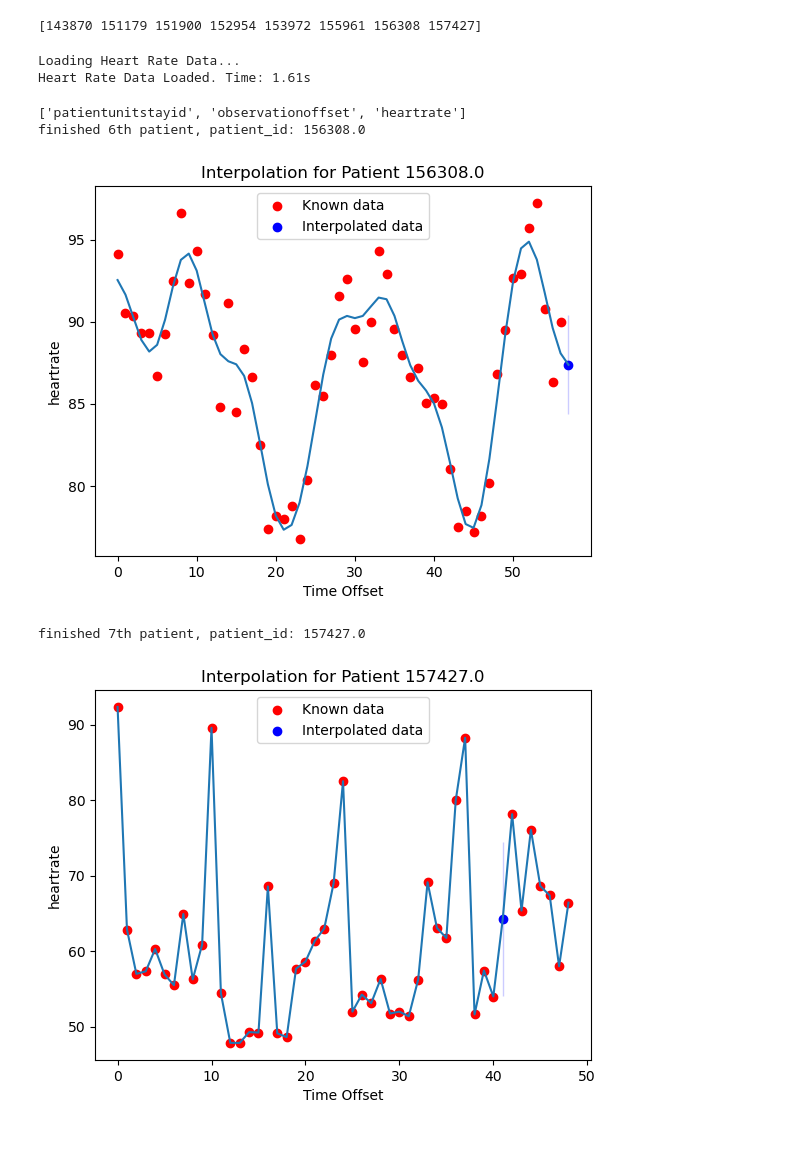
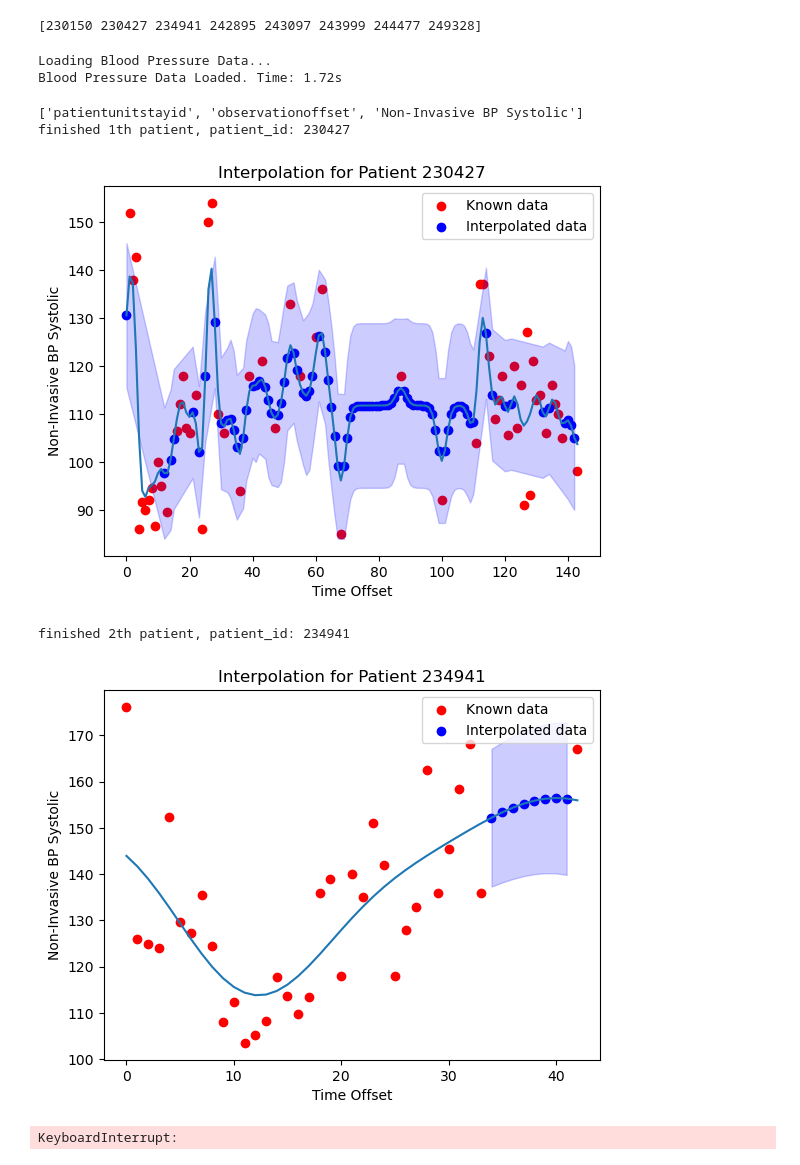
Before and after one commit to xiao-zy19/stream, a Jupyter notebook: Data_extract/align_data.ipynb, the cells around one changed output. Drawn from its saved outputs; the diff is of its cells as text; code cells hidden in the pictures.

```diff
--- a/Data_extract/align_data.ipynb
+++ b/Data_extract/align_data.ipynb
@@ -82,18 +82,19 @@ def align_data(patient_batch, patient_offset, data, kernel='C(1.0) * RBF(10) + W
             data_data = data_full.iloc[data_full_index[i]:data_full_index[i+1]][[column_names[1], column_names[2]]].to_numpy()
             data_id = data_full.iloc[data_full_index[i]:data_full_index[i+1]][column_names[0]].unique()[0]
 
-            t = data_data[:, 0]
-            y = data_data[:, 1]
+            t = data_data[:, 0].astype('float64')
+            y = data_data[:, 1].astype('float64')
             t_known = t[~np.isnan(y)]
             y_known = y[~np.isnan(y)]
             t_missing = t[np.isnan(y)]
+            if(len(t_known)) < 1:
+                continue
 
             # kernel (default)
             # kernel = C(1.0) * RBF(10) + WhiteKernel(noise_level=1, noise_level_bounds=(1e-10, 1e5))
             gp = GaussianProcessRegressor(kernel=kernel, n_restarts_optimizer=1000, normalize_y=True)
             gp.fit(t_known.reshape(-1, 1), y_known) #fit
             y_pred, sigma = gp.predict(t_missing.reshape(-1, 1), return_std=True)
-
             inter_data = pd.DataFrame({
                 column_names[0]: data_id,
                 column_names[1]: t_missing,
@@ -123,20 +124,21 @@ patient_id, patient_age, patient_offset = patient_id_age()
 batch_size = 8
 patient_batch = [patient_id[i:i + batch_size] for i in range(0, len(patient_id), batch_size)]
 
-print(patient_batch[0])
+print(patient_batch[5])
 # %% [output]
-[143870 151179 151900 152954 153972 155961 156308 157427]
+[230150 230427 234941 242895 243097 243999 244477 249328]
 # %%
 # extract heart rate data
-HR, _ = heart_rate(patient_batch[0], drop_neg=True)
+_,_,BP,_,_,_,_,_ = blood_pressure(patient_batch[5])
 # %% [output]
-Loading Heart Rate Data...
-Heart Rate Data Loaded. Time: 1.61s
+Loading Blood Pressure Data...
+Blood Pressure Data Loaded. Time: 1.72s
 # %%
-align_data(patient_batch[0], patient_offset, HR)
+align_data(patient_batch[5], patient_offset, BP)
 # %% [output]
-['patientunitstayid', 'observationoffset', 'heartrate']
-finished 6th patient, patient_id: 156308.0
+['patientunitstayid', 'observationoffset', 'Non-Invasive BP Systolic']
+finished 1th patient, patient_id: 230427
-[figure, old version]
+[figure, new version]
-finished 7th patient, patient_id: 157427.0
+finished 2th patient, patient_id: 234941
-[figure, old version]
+[figure, new version]
+KeyboardInterrupt:
```
Also changed, not shown: parts of 1 cell of this notebook.
